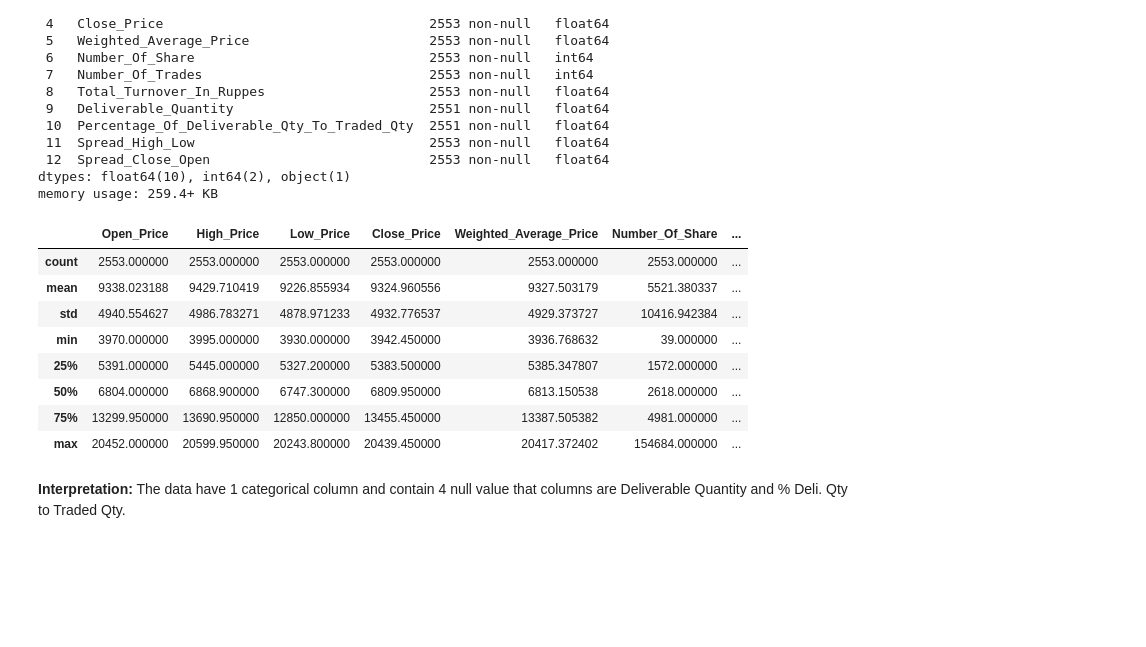
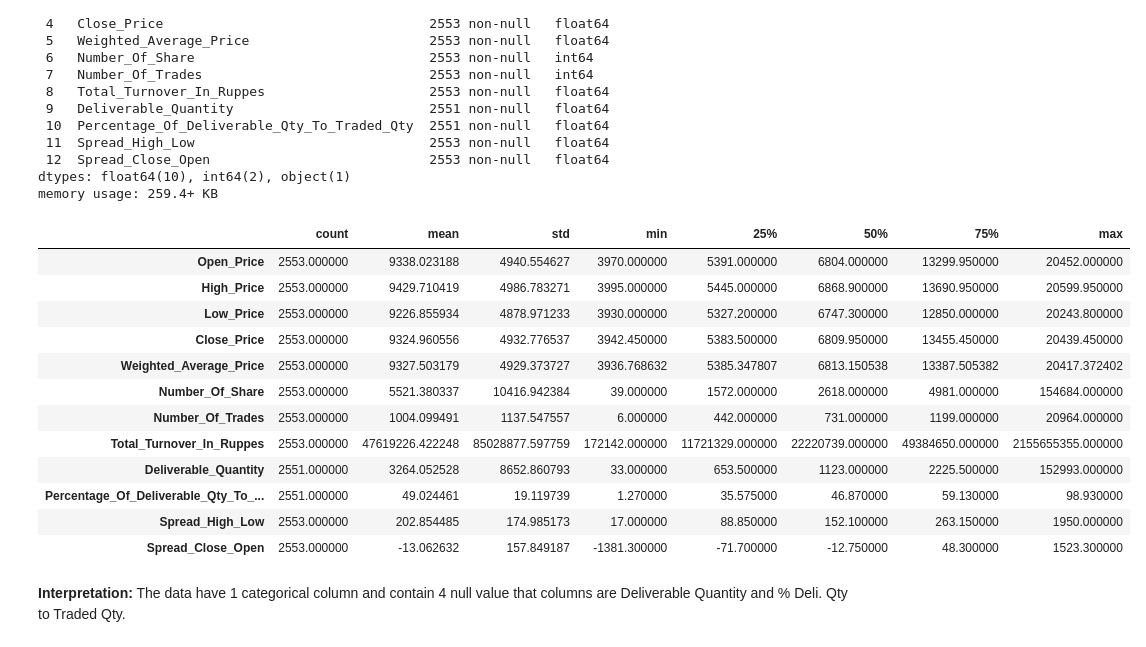
Before and after one commit to Dharvi2101/Nestle_Stoke_Price_Prediction, a Jupyter notebook: Nestle_Stock_Price_Prediction_Dharvi.ipynb, the cells around one changed output. Cells and saved outputs as stored; diff of their text form; code cells hidden in the pictures; blank space fills up the shorter version.

```diff
--- a/Nestle_Stock_Price_Prediction_Dharvi.ipynb
+++ b/Nestle_Stock_Price_Prediction_Dharvi.ipynb
@@ -160,17 +160,21 @@ Data columns (total 13 columns):
 dtypes: float64(10), int64(2), object(1)
 memory usage: 259.4+ KB
 # %%
-df_nestle.describe()
+df_nestle.describe().T
 # %% [output]
-|  | Open_Price | High_Price | Low_Price | Close_Price | Weighted_Average_Price | Number_Of_Share | ... |
-| count | 2553.000000 | 2553.000000 | 2553.000000 | 2553.000000 | 2553.000000 | 2553.000000 | ... |
-| mean | 9338.023188 | 9429.710419 | 9226.855934 | 9324.960556 | 9327.503179 | 5521.380337 | ... |
-| std | 4940.554627 | 4986.783271 | 4878.971233 | 4932.776537 | 4929.373727 | 10416.942384 | ... |
-| min | 3970.000000 | 3995.000000 | 3930.000000 | 3942.450000 | 3936.768632 | 39.000000 | ... |
-| 25% | 5391.000000 | 5445.000000 | 5327.200000 | 5383.500000 | 5385.347807 | 1572.000000 | ... |
-| 50% | 6804.000000 | 6868.900000 | 6747.300000 | 6809.950000 | 6813.150538 | 2618.000000 | ... |
-| 75% | 13299.950000 | 13690.950000 | 12850.000000 | 13455.450000 | 13387.505382 | 4981.000000 | ... |
-| max | 20452.000000 | 20599.950000 | 20243.800000 | 20439.450000 | 20417.372402 | 154684.000000 | ... |
+|  | count | mean | std | min | 25% | 50% | 75% | max |
+| Open_Price | 2553.000000 | 9338.023188 | 4940.554627 | 3970.000000 | 5391.000000 | 6804.000000 | 13299.950000 | 20452.000000 |
+| High_Price | 2553.000000 | 9429.710419 | 4986.783271 | 3995.000000 | 5445.000000 | 6868.900000 | 13690.950000 | 20599.950000 |
+| Low_Price | 2553.000000 | 9226.855934 | 4878.971233 | 3930.000000 | 5327.200000 | 6747.300000 | 12850.000000 | 20243.800000 |
+| Close_Price | 2553.000000 | 9324.960556 | 4932.776537 | 3942.450000 | 5383.500000 | 6809.950000 | 13455.450000 | 20439.450000 |
+| Weighted_Average_Price | 2553.000000 | 9327.503179 | 4929.373727 | 3936.768632 | 5385.347807 | 6813.150538 | 13387.505382 | 20417.372402 |
+| Number_Of_Share | 2553.000000 | 5521.380337 | 10416.942384 | 39.000000 | 1572.000000 | 2618.000000 | 4981.000000 | 154684.000000 |
+| Number_Of_Trades | 2553.000000 | 1004.099491 | 1137.547557 | 6.000000 | 442.000000 | 731.000000 | 1199.000000 | 20964.000000 |
+| Total_Turnover_In_Ruppes | 2553.000000 | 47619226.422248 | 85028877.597759 | 172142.000000 | 11721329.000000 | 22220739.000000 | 49384650.000000 | 2155655355.000000 |
+| Deliverable_Quantity | 2551.000000 | 3264.052528 | 8652.860793 | 33.000000 | 653.500000 | 1123.000000 | 2225.500000 | 152993.000000 |
+| Percentage_Of_Deliverable_Qty_To_... | 2551.000000 | 49.024461 | 19.119739 | 1.270000 | 35.575000 | 46.870000 | 59.130000 | 98.930000 |
+| Spread_High_Low | 2553.000000 | 202.854485 | 174.985173 | 17.000000 | 88.850000 | 152.100000 | 263.150000 | 1950.000000 |
+| Spread_Close_Open | 2553.000000 | -13.062632 | 157.849187 | -1381.300000 | -71.700000 | -12.750000 | 48.300000 | 1523.300000 |
 # %% [markdown]
 **Interpretation:** The data have 1 categorical column and contain 4 null value that columns are Deliverable Quantity and % Deli. Qty to Traded Qty.
 # %% [markdown]
```
Also changed, not shown: parts of 45 cells of this notebook.
